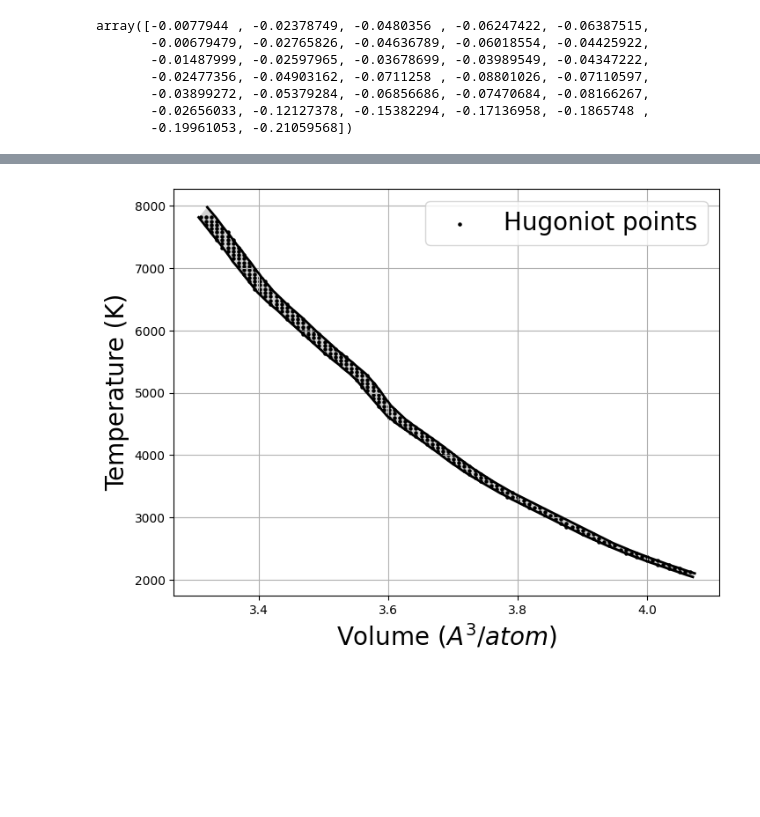
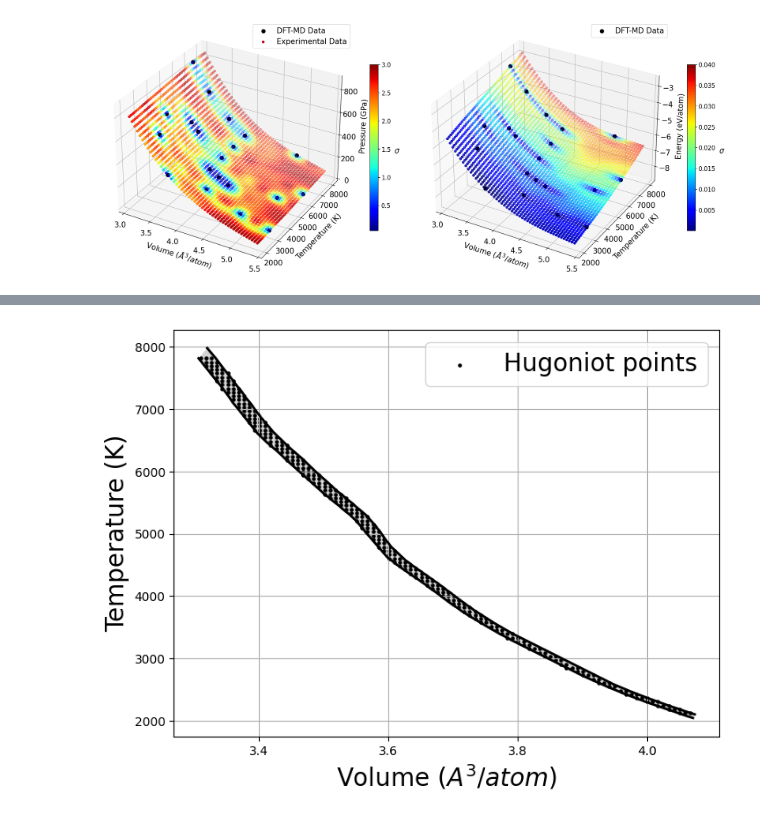
Before and after one commit to himanshu258/constrained_GP_EOS, a Jupyter notebook: main.ipynb, the cells around one changed output, grey strips where cells are left out. Cells and saved outputs as stored; diff of their text form; code cells hidden in the pictures; blank space fills up the shorter version.

```diff
--- a/main.ipynb
+++ b/main.ipynb
@@ -230,10 +157,37 @@ constraints = nonneg_const(thetaopt)
-# %%
-constraints[constraints<0]
-# %% [output]
-array([-0.0077944 , -0.02378749, -0.0480356 , -0.06247422, -0.06387515,
-       -0.00679479, -0.02765826, -0.04636789, -0.06018554, -0.04425922,
-       -0.01487999, -0.02597965, -0.03678699, -0.03989549, -0.04347222,
-       -0.02477356, -0.04903162, -0.0711258 , -0.08801026, -0.07110597,
-       -0.03899272, -0.05379284, -0.06856686, -0.07470684, -0.08166267,
-       -0.02656033, -0.12127378, -0.15382294, -0.17136958, -0.1865748 ,
-       -0.19961053, -0.21059568])
+# %%
+import matplotlib.pyplot as plt
+from mpl_toolkits.mplot3d import Axes3D
+
+# Assuming you have X_testP, meanP, stdP, X_testE, meanE, stdE defined
+
+# Subplot 1: Pressure Plot
+fig = plt.figure(figsize=(18, 8))
+
+# Subplot 1.1
+ax1 = fig.add_subplot(121, projection='3d')
+p1 = ax1.scatter(data[:, 0], data[:, 1], data[:, 2], alpha=1, marker="o", color="k", linewidths=4, label="Simulation Data")
+p0 = ax1.scatter(X_testP[:, 0], X_testP[:, 1], meanP, c=stdP, cmap=plt.cm.jet, vmax=3)
+ax1.set_xlabel(r'Volume ($\AA^{3}/atom$)', fontsize=15, labelpad=8)
+ax1.set_ylabel('Temperature (K)', fontsize=15, labelpad=12)
+ax1.set_zlabel('Pressure (GPa)', fontsize=15, labelpad=9)
+ax1.legend(['DFT-MD Data', 'Experimental Data'], loc='upper right', fontsize=15)
+cbar1 = fig.colorbar(p0, ax=ax1, shrink=0.6)
+cbar1.set_label(r'$\sigma$', rotation=0, fontsize=15, labelpad=12)
+cbar1.ax.tick_params(labelsize=12)
+
+# Subplot 1.2: Energy Plot
+ax2 = fig.add_subplot(122, projection='3d')
+p = ax2.scatter(data[:, 0], data[:, 1], y2, alpha=1, marker="o", color="k", linewidths=4, label="Data")
+p0 = ax2.scatter(X_testP[:, 0], X_testP[:, 1], meanE, c=stdE, cmap=plt.cm.jet, vmax=0.04)
+ax2.set_xlabel(r'Volume ($\AA^{3}/atom$)', fontsize=15, labelpad=8)
+ax2.set_ylabel('Temperature (K)', fontsize=15, labelpad=12)
+ax2.set_zlabel('Energy (eV/atom)', fontsize=15, labelpad=8)
+ax2.legend(['DFT-MD Data'], loc='upper right', fontsize=15)
+cbar2 = fig.colorbar(p0, ax=ax2, shrink=0.6)
+cbar2.set_label(r'$\sigma$', rotation=0, fontsize=15, labelpad=12)
+cbar2.ax.tick_params(labelsize=12)
+
+plt.tight_layout()
+plt.show()
+# %% [output]
+[figure, added]
```
Also changed, not shown: parts of 20 cells of this notebook, 2 other files.
